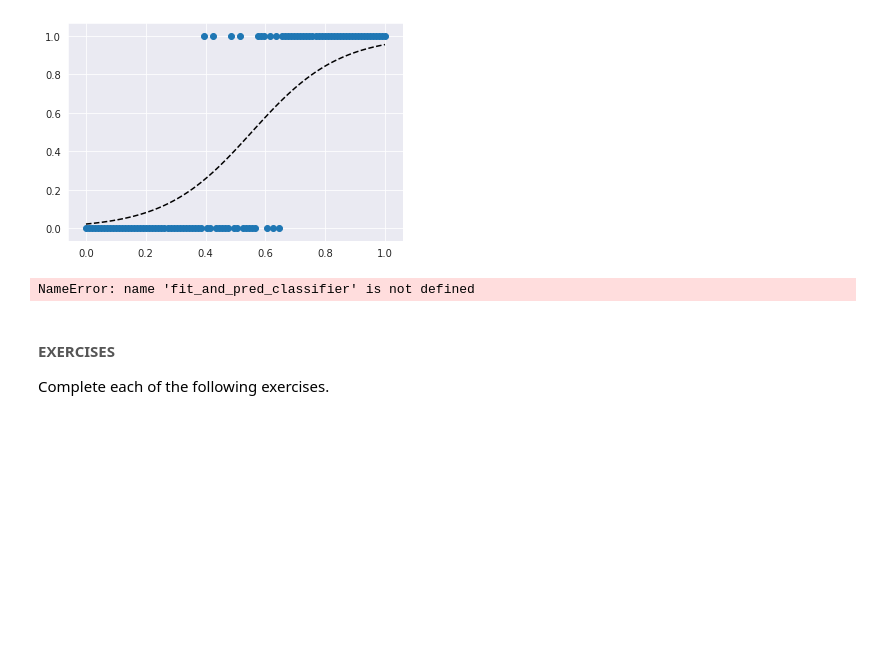
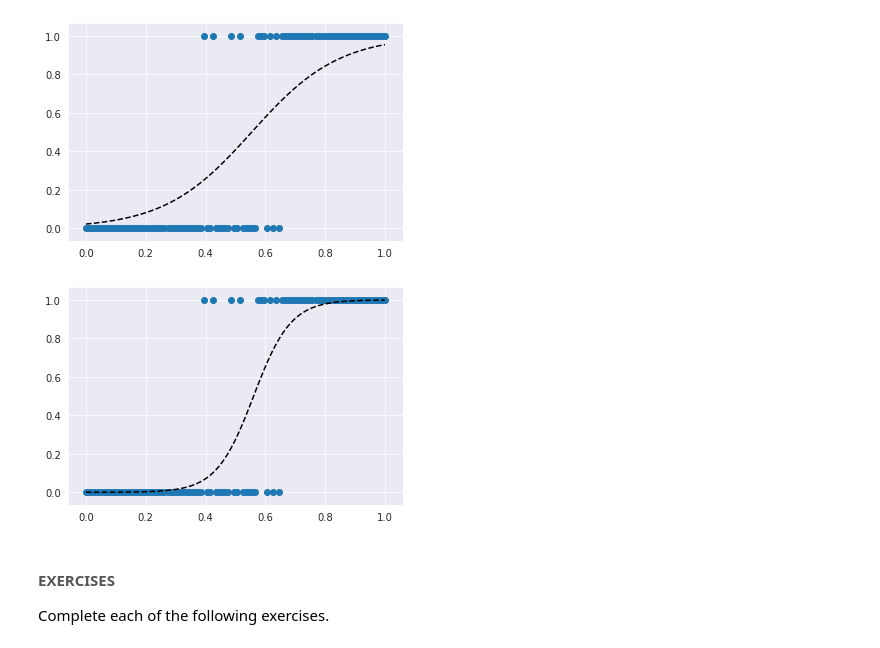
Before and after one commit to cedricsoares/elite_data_science, a Jupyter notebook: 3 - Workbook - Classification Algorithms.ipynb, the cells around one changed output. Saved outputs shown, nothing was run; the diff lists cells and outputs as text; code cells hidden in the pictures; blank space fills up the shorter version.

```diff
--- a/3 - Workbook - Classification Algorithms.ipynb
+++ b/3 - Workbook - Classification Algorithms.ipynb
@@ -245,9 +245,9 @@ clf, pred = fit_and_plot_classifier(LogisticRegression(C=4))
 [figure]
 # %%
 # Basically no regularization
-clf, pred = fit_and_pred_classifier(LogisticRegression(C=10000))
+clf, pred = fit_and_plot_classifier(LogisticRegression(C=10000))
 # %% [output]
-NameError: name 'fit_and_pred_classifier' is not defined
+[figure, added]
 # %% [markdown]
 #### <span style="color:#555">EXERCISES</span>
 
```
